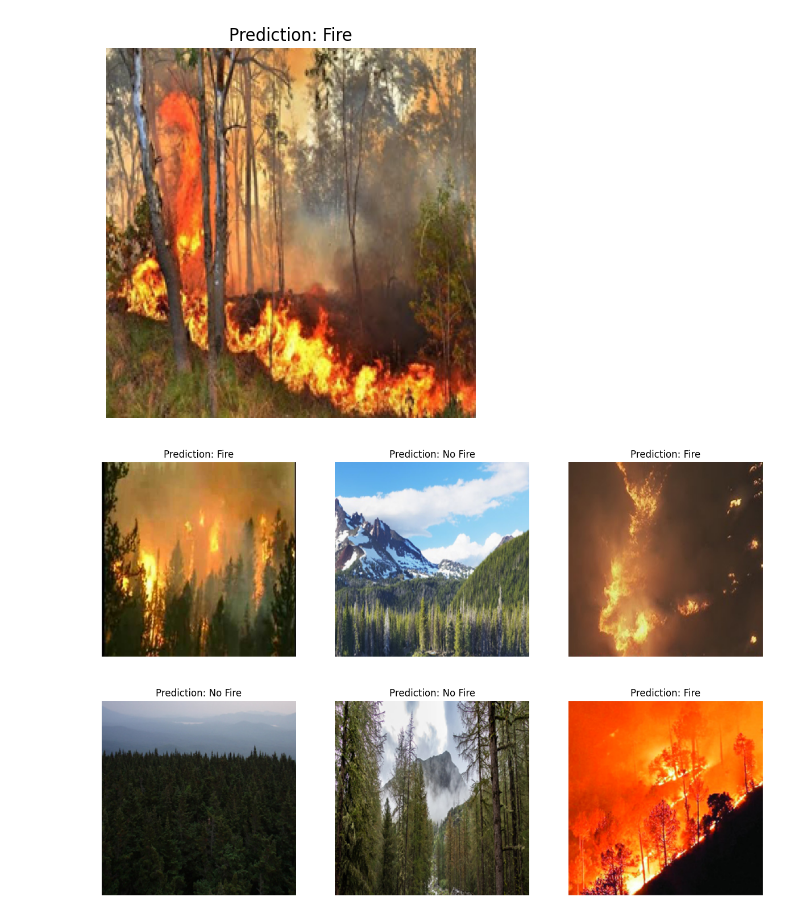
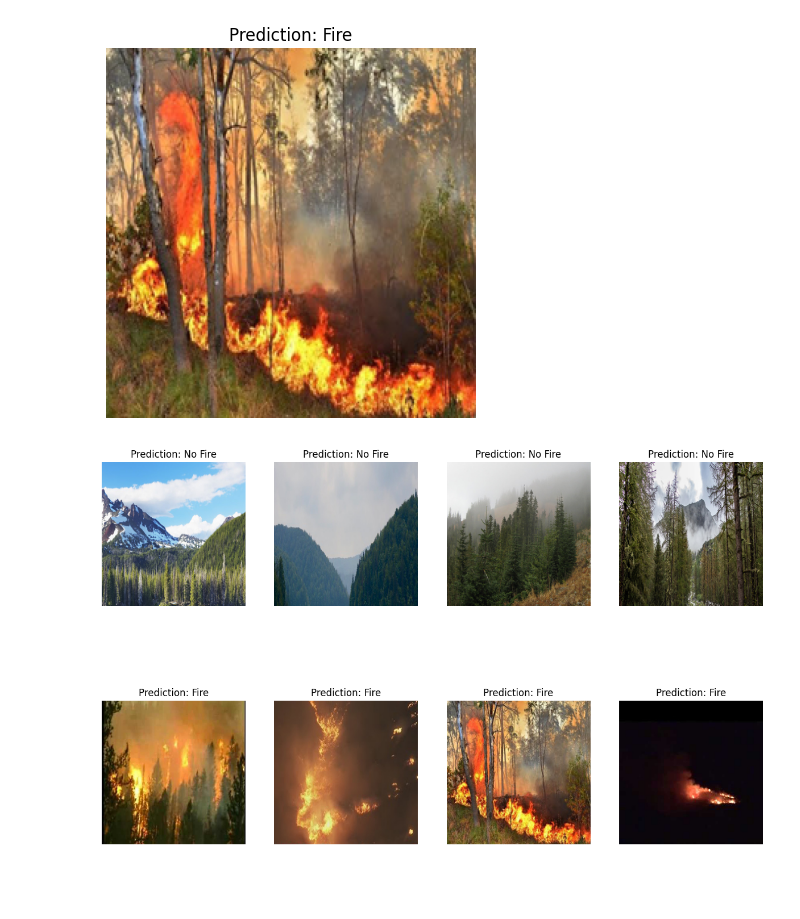
Before and after one commit to rrankawat/pytorch-wildfire-detection, a Jupyter notebook: wildfire_detection.ipynb, the cells around one changed output. Drawn from its saved outputs; the diff is of its cells as text; code cells hidden in the pictures; blank space fills up the shorter version.

```diff
--- a/wildfire_detection.ipynb
+++ b/wildfire_detection.ipynb
@@ -235,9 +268,18 @@ optimizer = optim.Adam(model.parameters(), lr=0.001)
 # %%
+# Initialize lists to store loss and accuracy values
+train_losses = []
+val_losses = []
+train_accuracies = []
+val_accuracies = []
+
 num_epochs = 25
 
 for epoch in range(num_epochs):
     model.train()
     train_loss = 0
+    correct_train = 0
+    total_train = 0
+
     for imgs, labels in dataloader:
         imgs = imgs.to(device)
         labels = labels.float().unsqueeze(1).to(device)
@@ -250,11 +292,18 @@ for epoch in range(num_epochs):
         optimizer.step()
 
         train_loss += loss.item() * imgs.size(0)
+        predicted = (outputs > 0.5).float()
+        correct_train += (predicted == labels).sum().item()
+        total_train += labels.size(0)
 
     train_loss /= len(dataloader.dataset)
+    train_accuracy = correct_train / total_train
 
     model.eval()
     val_loss = 0
+    correct_val = 0
+    total_val = 0
+
     with torch.no_grad():
         for imgs, labels in dataloader:
             imgs = imgs.to(device)
@@ -264,8 +313,17 @@ for epoch in range(num_epochs):
             loss = criterion(outputs, labels)
 
             val_loss += loss.item() * imgs.size(0)
+            predicted = (outputs > 0.5).float()
+            correct_val += (predicted == labels).sum().item()
+            total_val += labels.size(0)
 
     val_loss /= len(dataloader.dataset)
+    val_accuracy = correct_val / total_val
 
-    print(f'Epoch [{epoch+1}/{num_epochs}]  Train Loss: {train_loss:.4f}, Val Loss: {val_loss:.4f}')
+    train_losses.append(train_loss)
+    val_losses.append(val_loss)
+    train_accuracies.append(train_accuracy)
+    val_accuracies.append(val_accuracy)
+
+    print(f'Epoch [{epoch+1}/{num_epochs}]  Train Loss: {train_loss:.4f}, Val Loss: {val_loss:.4f}, Train Acc: {train_accuracy:.4f}, Val Acc: {val_accuracy:.4f}')
 # %% [output]
@@ -355,30 +440,32 @@ predict_and_visualize(model, image_path)
 # %%
 def predict_and_visualize_batch(model, image_paths):
     model.eval()
     images = [preprocess_image(image_path) for image_path in image_paths]
     images = torch.cat(images).to(device)
 
     outputs = model(images)
     predictions = (outputs > 0.5).float().cpu().numpy()
 
     plt.figure(figsize=(15, 10))
     for i, image_path in enumerate(image_paths):
         image = Image.open(image_path).convert('RGB')
         plt.subplot(2, len(image_paths)//2, i+1)
         plt.imshow(image)
         plt.title(f'Prediction: {"Fire" if predictions[i] == 1 else "No Fire"}')
         plt.axis('off')
     plt.show()
 
 # Example of predicting and visualizing a batch of test images
 image_paths = [
+    '/content/drive/MyDrive/wildfire_dataset/test/nofire_0354.jpg',
+    '/content/drive/MyDrive/wildfire_dataset/test/nofire_0365.jpg',
+    '/content/drive/MyDrive/wildfire_dataset/test/nofire_0370.jpg',
+    '/content/drive/MyDrive/wildfire_dataset/test/nofire_0405.jpg',
     '/content/drive/MyDrive/wildfire_dataset/test/fire_0516.jpg',
-    '/content/drive/MyDrive/wildfire_dataset/test/nofire_0354.jpg',
     '/content/drive/MyDrive/wildfire_dataset/test/fire_0522.jpg',
-    '/content/drive/MyDrive/wildfire_dataset/test/nofire_0357.jpg',
-    '/content/drive/MyDrive/wildfire_dataset/test/nofire_0405.jpg',
-    '/content/drive/MyDrive/wildfire_dataset/test/fire_0545.jpg'
+    '/content/drive/MyDrive/wildfire_dataset/test/fire_0512.jpg',
+    '/content/drive/MyDrive/wildfire_dataset/test/fire_0525.jpg',
 ]
 predict_and_visualize_batch(model, image_paths)
 # %% [output]
-[figure, old version]
+[figure, new version]
```
Also changed, not shown: parts of 10 cells of this notebook.
